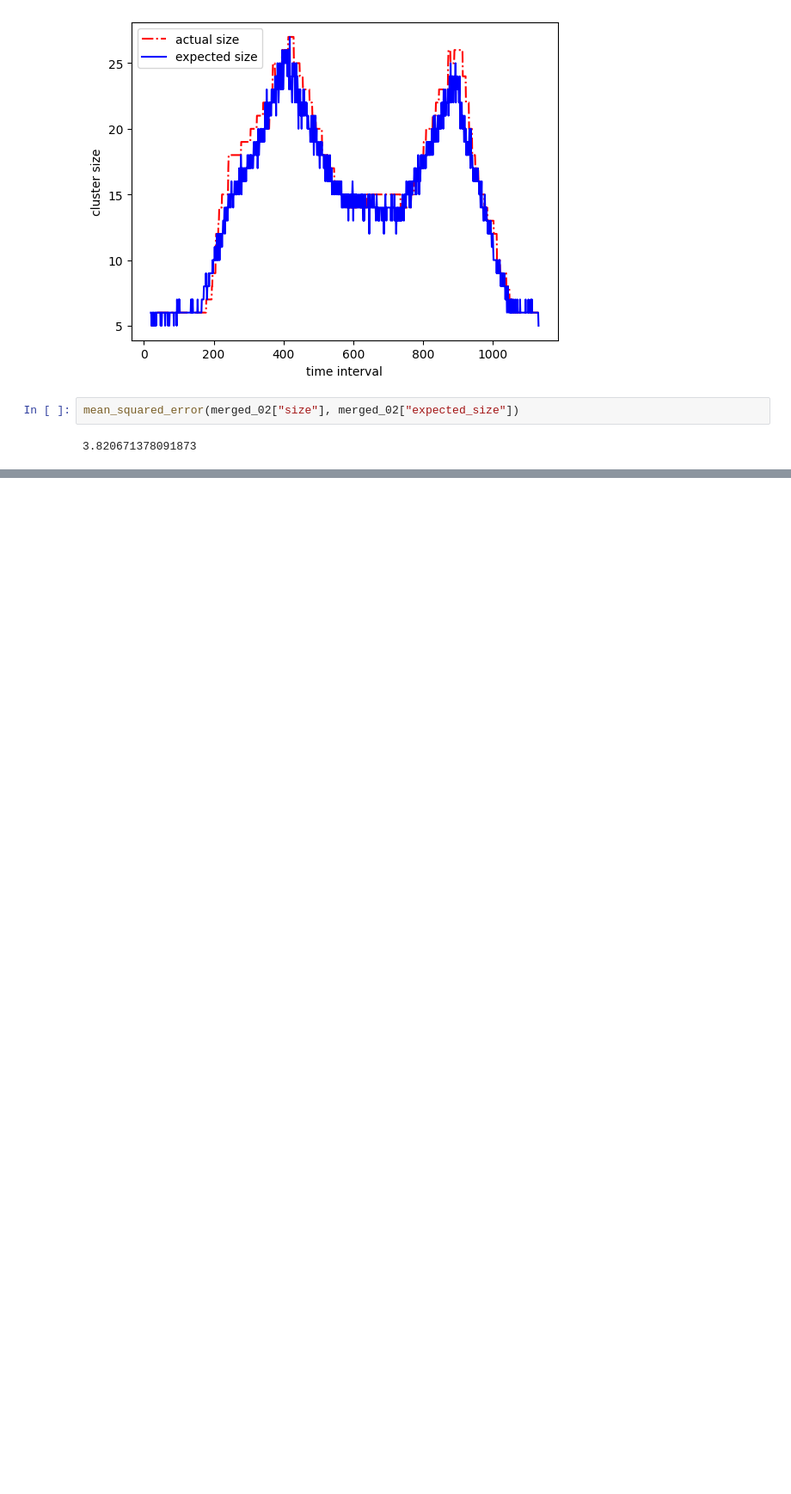
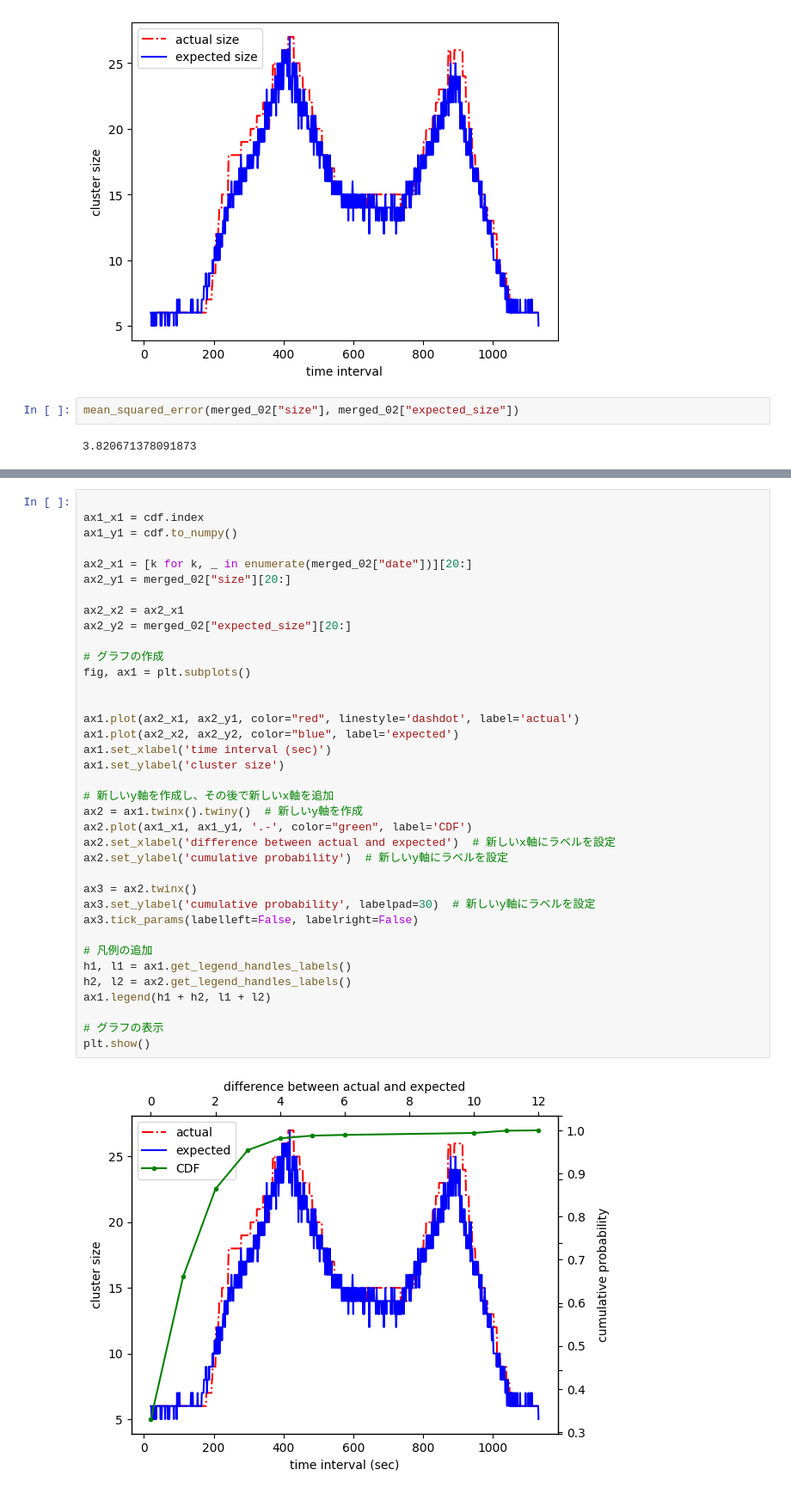
Before and after one commit to nnao45/jaist-my-jupyter, a Jupyter notebook: lab/notebook/prd/fuzzy20230405/worldcap_fuzzy_cluster_size.ipynb, the cells around one changed output, grey strips where cells are left out. Shown: that part at 86% size. Drawn from its saved outputs; the diff is of its cells as text; blank space fills up the shorter version.

```diff
--- a/lab/notebook/prd/fuzzy20230405/worldcap_fuzzy_cluster_size.ipynb
+++ b/lab/notebook/prd/fuzzy20230405/worldcap_fuzzy_cluster_size.ipynb
@@ -233,0 +374,39 @@ mean_squared_error(merged_02["size"], merged_02["expected_size"])
+# %%
+
+ax1_x1 = cdf.index
+ax1_y1 = cdf.to_numpy()
+
+ax2_x1 = [k for k, _ in enumerate(merged_02["date"])][20:]
+ax2_y1 = merged_02["size"][20:]
+
+ax2_x2 = ax2_x1
+ax2_y2 = merged_02["expected_size"][20:]
+
+# グラフの作成
+fig, ax1 = plt.subplots()
+
+
+ax1.plot(ax2_x1, ax2_y1, color="red", linestyle='dashdot', label='actual')
+ax1.plot(ax2_x2, ax2_y2, color="blue", label='expected')
+ax1.set_xlabel('time interval (sec)')
+ax1.set_ylabel('cluster size')
+
+# 新しいy軸を作成し、その後で新しいx軸を追加
+ax2 = ax1.twinx().twiny()  # 新しいy軸を作成
+ax2.plot(ax1_x1, ax1_y1, '.-', color="green", label='CDF')
+ax2.set_xlabel('difference between actual and expected')  # 新しいx軸にラベルを設定
+ax2.set_ylabel('cumulative probability')  # 新しいy軸にラベルを設定
+
+ax3 = ax2.twinx()
+ax3.set_ylabel('cumulative probability', labelpad=30)  # 新しいy軸にラベルを設定
+ax3.tick_params(labelleft=False, labelright=False)
+
+# 凡例の追加
+h1, l1 = ax1.get_legend_handles_labels()
+h2, l2 = ax2.get_legend_handles_labels()
+ax1.legend(h1 + h2, l1 + l2)
+
+# グラフの表示
+plt.show()
+# %% [output]
+[figure, added]
```
Also changed, not shown: parts of 12 cells of this notebook, 4 other files.
